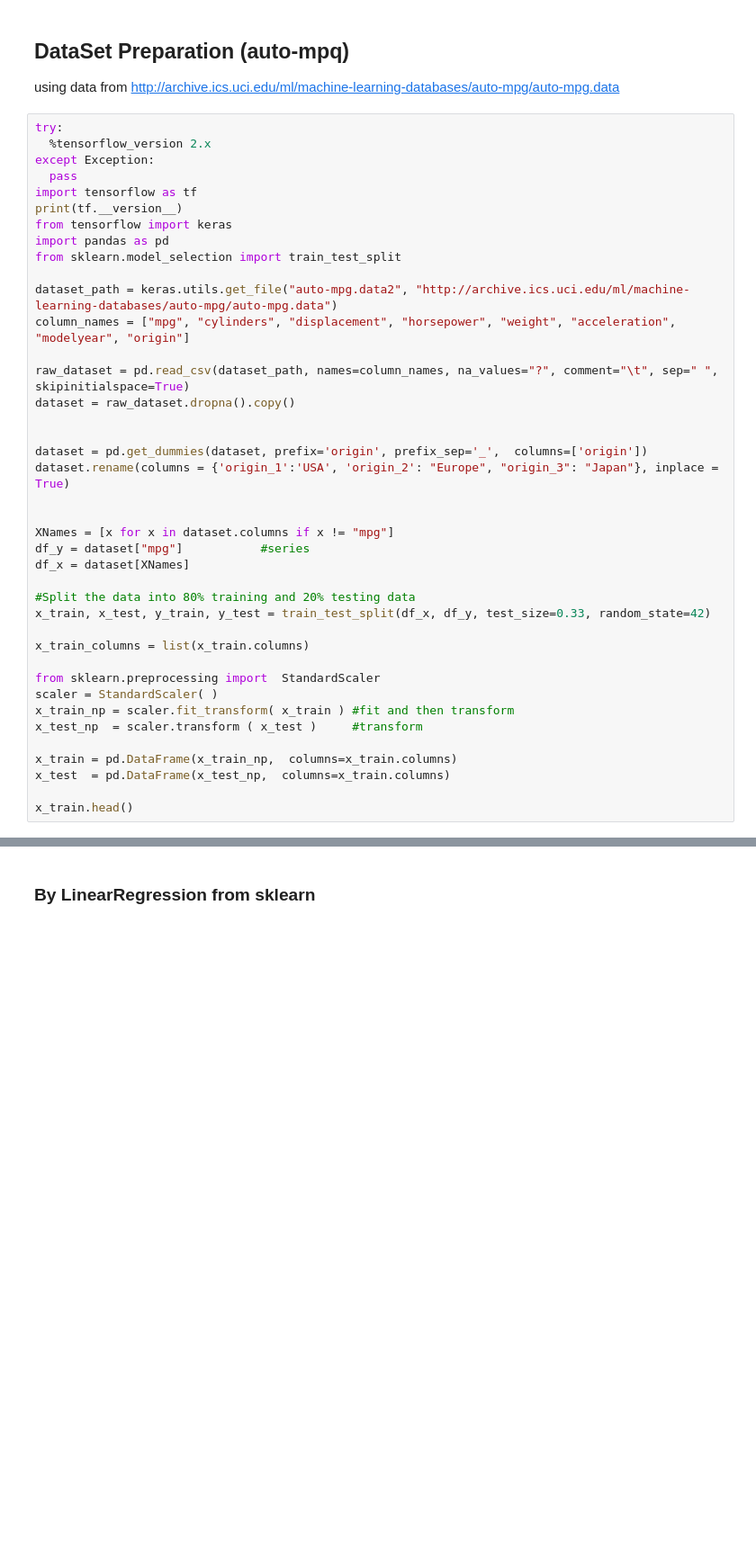
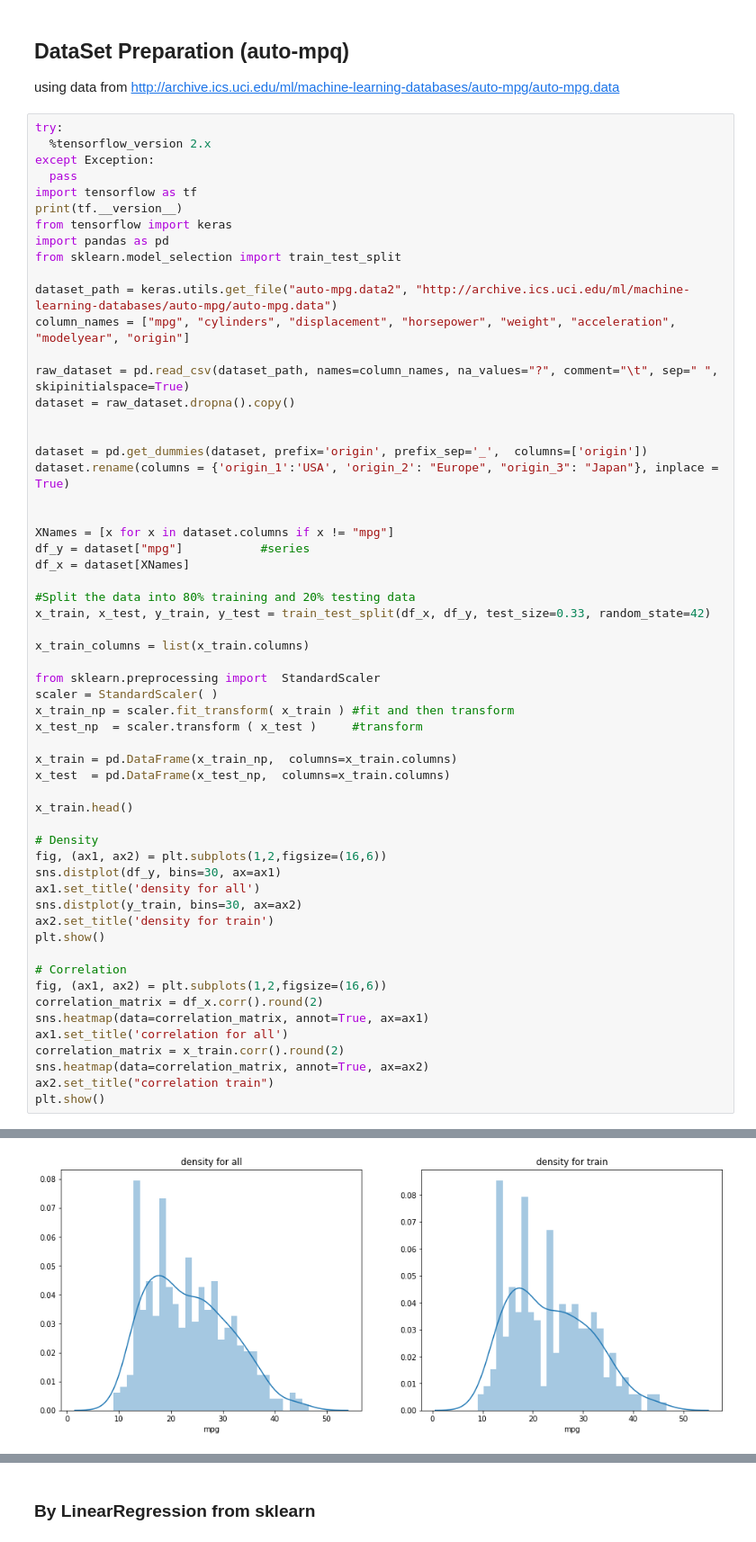
Before and after one commit to xdderekchen/ML, a Jupyter notebook: LinearRegression.ipynb, the cells around one changed output, grey strips where cells are left out. Shown: that part at 90% size. Saved outputs shown, nothing was run; the diff lists cells and outputs as text; blank space fills up the shorter version.

```diff
--- a/LinearRegression.ipynb
+++ b/LinearRegression.ipynb
@@ -491,5 +596,23 @@ x_train = pd.DataFrame(x_train_np,  columns=x_train.columns)
 x_test  = pd.DataFrame(x_test_np,  columns=x_train.columns)
 
 x_train.head()
+
+# Density
+fig, (ax1, ax2) = plt.subplots(1,2,figsize=(16,6))
+sns.distplot(df_y, bins=30, ax=ax1)
+ax1.set_title('density for all')
+sns.distplot(y_train, bins=30, ax=ax2)
+ax2.set_title('density for train')
+plt.show()
+
+# Correlation
+fig, (ax1, ax2) = plt.subplots(1,2,figsize=(16,6))
+correlation_matrix = df_x.corr().round(2)
+sns.heatmap(data=correlation_matrix, annot=True, ax=ax1)
+ax1.set_title('correlation for all')
+correlation_matrix = x_train.corr().round(2)
+sns.heatmap(data=correlation_matrix, annot=True, ax=ax2)
+ax2.set_title("correlation train")
+plt.show()
 # %% [output]
 2.1.0
@@ -501,0 +619 @@ x_train.head()
+[figure, added]
```
Also changed, not shown: parts of 6 cells of this notebook.
